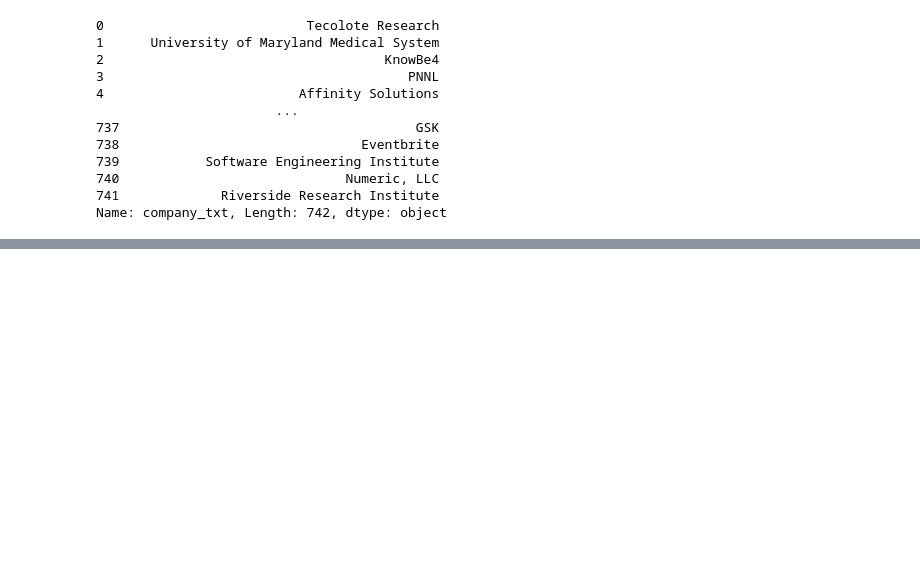
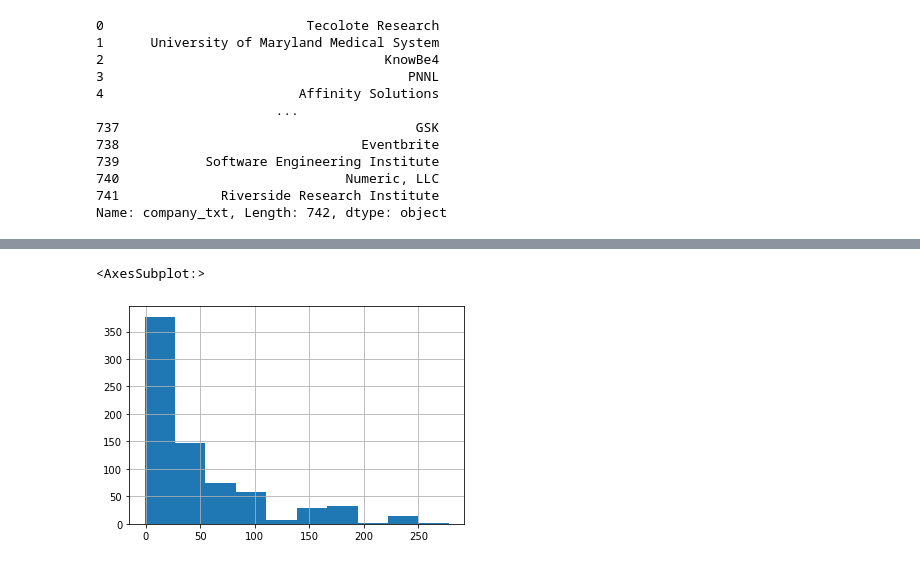
Before and after one commit to basel-ay/Data-Science-Salary-Prediction, a Jupyter notebook: notebooks/exploratory_data_analysis.ipynb, the cells around one changed output, grey strips where cells are left out. Cells and saved outputs as stored; diff of their text form; code cells hidden in the pictures; blank space fills up the shorter version.

```diff
--- a/notebooks/exploratory_data_analysis.ipynb
+++ b/notebooks/exploratory_data_analysis.ipynb
@@ -183,0 +198,5 @@ df.describe()
+# %%
+df.age.hist()
+# %% [output]
+<AxesSubplot:>
+[figure, added]
```
Also changed, not shown: parts of 22 cells of this notebook, 4 other files.
